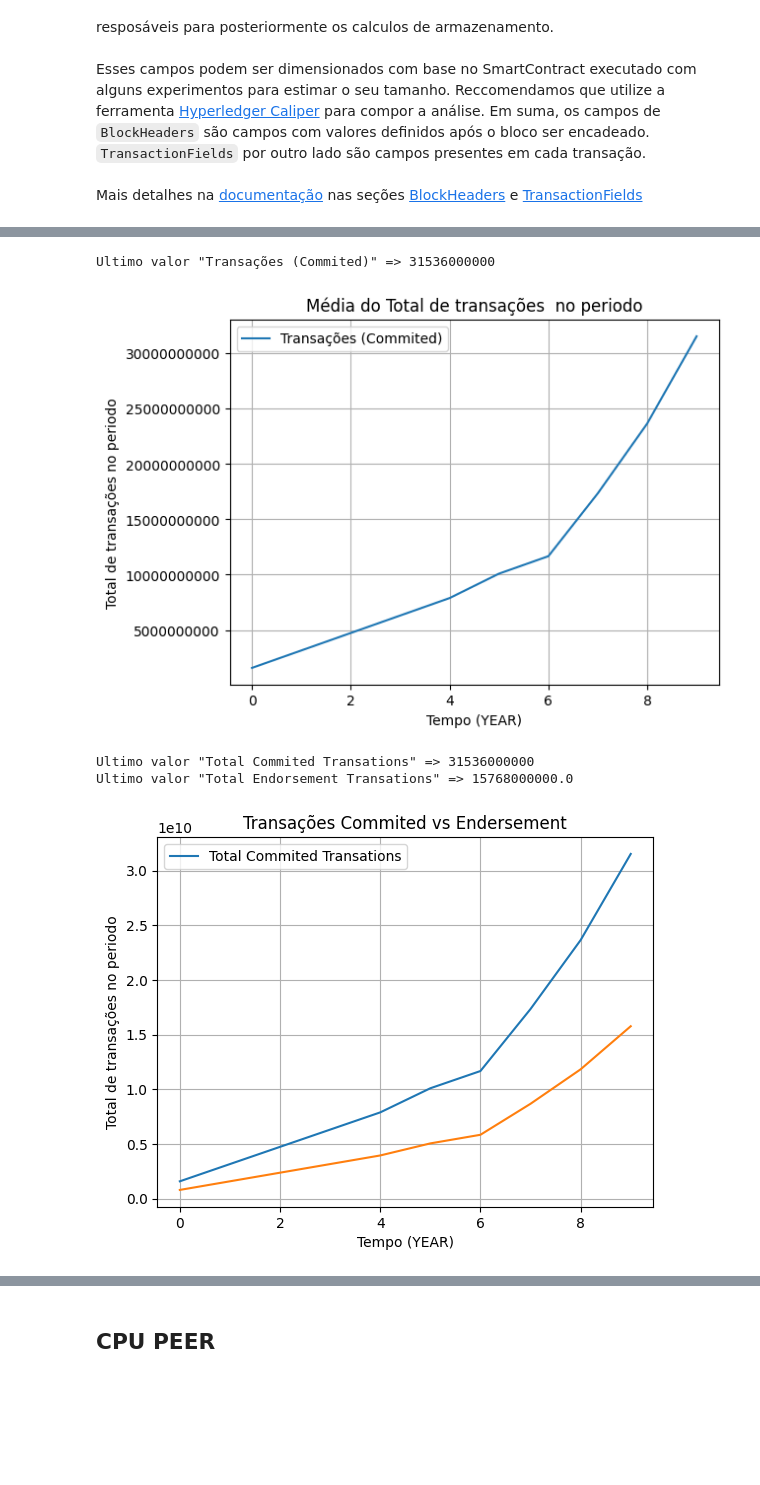
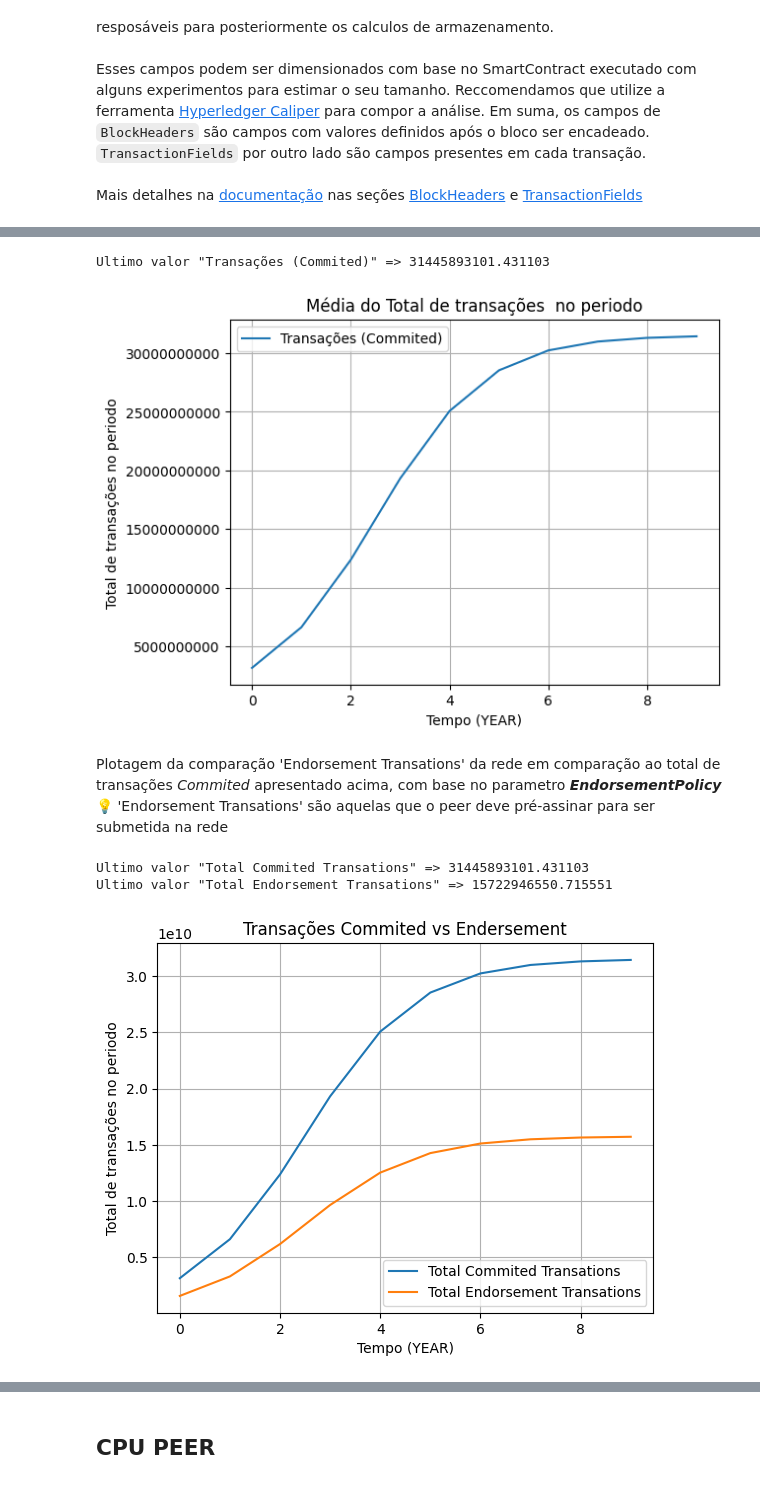
Before and after one commit to gilbertokoerbes/TCCII_Blockchain_Predict, a Jupyter notebook: predict.ipynb, the cells around one changed output, grey strips where cells are left out. Drawn from its saved outputs; the diff is of its cells as text; code cells hidden in the pictures; blank space fills up the shorter version.

Commit message:
Novas documentações do notebook para Demanda de Storage. CPU em progresso

```diff
--- a/predict.ipynb
+++ b/predict.ipynb
@@ -131,23 +138,23 @@ class CostPredict:
+# %%
+# 🔵 Caso array
+global AVG_RATE_TRANSACTIONS
+
+ARRAY = []# 🔵 E.g [50,100,150,200,250,320,370,550,750,1000]
+AVG_RATE_TRANSACTIONS = np.array(ARRAY)
 # %%
-def logistic_curve(t, P0, K, r, t0):
-    return P0 + (K - P0) / (1 + np.exp(-r * (t - t0)))
+# 🔵 Caso Função Logistica
 
-# Dados de exemplo de tempo (t)
-global PREDICT_TYPE
-PREDICT_TYPE = 'YEAR' #'DAY':'WEEK':'MONTH':'YEAR'
-A = 10 #10 ANOS EM DIAS
+A = 10         # 🔵 Numero de periodos. E.g: para 18 meses => PREDICT_TYPE = 'MONTH' e A = 18
 
 t = np.linspace(0, A - 1, A)
-print(len(t))
 
 # Parâmetros da curva logística
-P0 = 5  # Transações inicial
-K = 1000  # Valor máximo transações estimado
-r =  0.9 # Taxa de crescimento
-t0 = A / 4     # Ponto de inflexão -> Meio
+P0 = 5         # 🔵 Transações inicial
+K = 1000       # 🔵 Valor máximo transações estimado
+r =  0.9       # 🔵 Taxa de crescimento
+t0 = A / 4     # 🔵 Ponto de inflexão -> Meio
 
 # Calcula a população usando a função da curva logística
-global rate_transactions
-AVG_RATE_TRANSACTIONS = logistic_curve(t, P0, K, r, t0)
 
-AVG_RATE_TRANSACTIONS = np.array([50,100,150,200,250,320,370,550,750,1000])
+if len(ARRAY) == 0: # Ativar função logistica
+    AVG_RATE_TRANSACTIONS = logistic_curve(t, P0, K, r, t0)
@@ -209,17 +204,22 @@ endorsement_transations = total_transactions_by_period * CONF['BlockchainParamet
 # %%
-# Plotagem da soma do toal transações estimada no periodo
+# Plotagem da soma do total transações estimada no periodo
 fig, ax = simple_plot(x= t, y= total_transactions_by_period, line_label= 'Transações (Commited)', ylabel= 'Total de transações no periodo', title= 'Média do Total de transações  no periodo')
 plt.show()
 # %% [output]
-Ultimo valor "Transações (Commited)" => 31536000000
+Ultimo valor "Transações (Commited)" => 31445893101.431103
-[figure, old version]
+[figure, new version]
+# %% [markdown]
+Plotagem da comparação 'Endorsement Transations' da rede em comparação ao total de transações *Commited* apresentado acima, com base no parametro ***EndorsementPolicy***
+<br>
+💡 'Endorsement Transations'  são aquelas que o peer deve pré-assinar para ser submetida na rede
 # %%
 fig, ax = simple_plot(x= t, y= total_transactions_by_period, line_label='Total Commited Transations', ylabel= 'Total de transações no periodo', title= 'Transações Commited vs Endersement', tlabel_style='sci')
 ax.plot(t, endorsement_transations, label='Total Endorsement Transations')
+ax.legend()
 print(f'Ultimo valor "Total Endorsement Transations" => {endorsement_transations[-1]}')
 
 plt.show()
 # %% [output]
-Ultimo valor "Total Commited Transations" => 31536000000
-Ultimo valor "Total Endorsement Transations" => 15768000000.0
+Ultimo valor "Total Commited Transations" => 31445893101.431103
+Ultimo valor "Total Endorsement Transations" => 15722946550.715551
-[figure, old version]
+[figure, new version]
```
Also changed, not shown: parts of 38 cells of this notebook.
